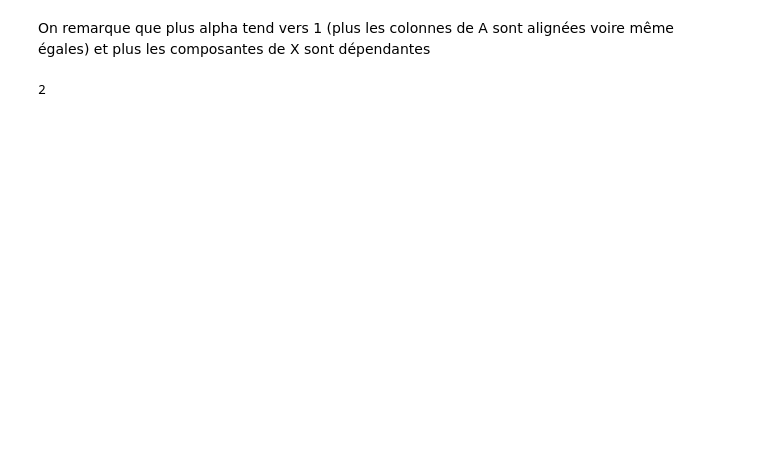
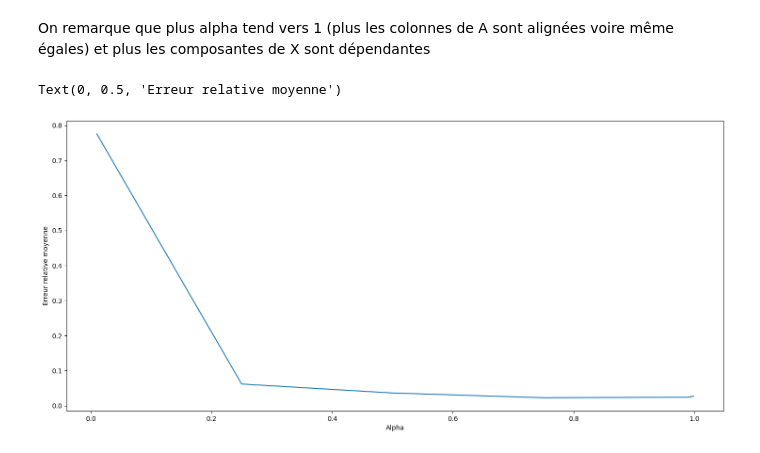
Before and after one commit to 0Pedrh0/BE_Analyse_Multivariee, a Jupyter notebook: Exercice_3.ipynb, the cells around one changed output. Saved outputs shown, nothing was run; the diff lists cells and outputs as text; code cells hidden in the pictures; blank space fills up the shorter version.

```diff
--- a/Exercice_3.ipynb
+++ b/Exercice_3.ipynb
@@ -58,7 +58,22 @@ plt.show()
 # %% [markdown]
 On remarque que plus alpha tend vers 1 (plus les colonnes de A sont alignées voire même égales) et plus les composantes de X sont dépendantes
-# %%
-# Evaluation des erreurs d'estimation
-U1 = Eig_Vectors[:, :, 0]
-# %% [output]
-2
+# %%
+# Evaluation des erreurs d'estimation
+U1 = Eig_Vectors[:, :, 0]
+Erreurs = np.zeros(len(alpha))
+for j in range(len(alpha)):
+    s1 = 0
+    s2 = 0
+    for i in range(n):
+        x = X[i,j,:]
+        s1 += x[0]**2 + x[1]**2
+        s2 += ((np.dot(U1[j],x)))**2
+    Erreurs[j] = 1 - s2/s1
+
+fig, axs = plt.subplots(figsize = (18,8))
+axs.plot(alpha,Erreurs)
+axs.set_xlabel("Alpha")
+axs.set_ylabel("Erreur relative moyenne")
+# %% [output]
+Text(0, 0.5, 'Erreur relative moyenne')
+[figure, added]
```
Also changed, not shown: parts of 3 cells of this notebook.
